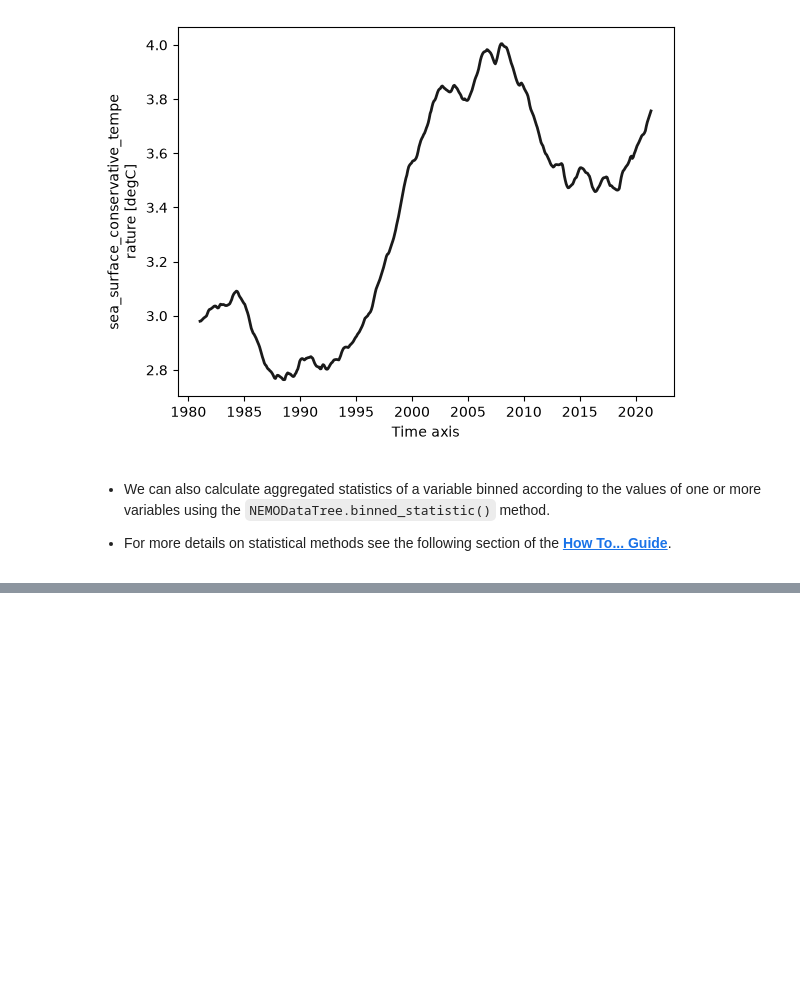
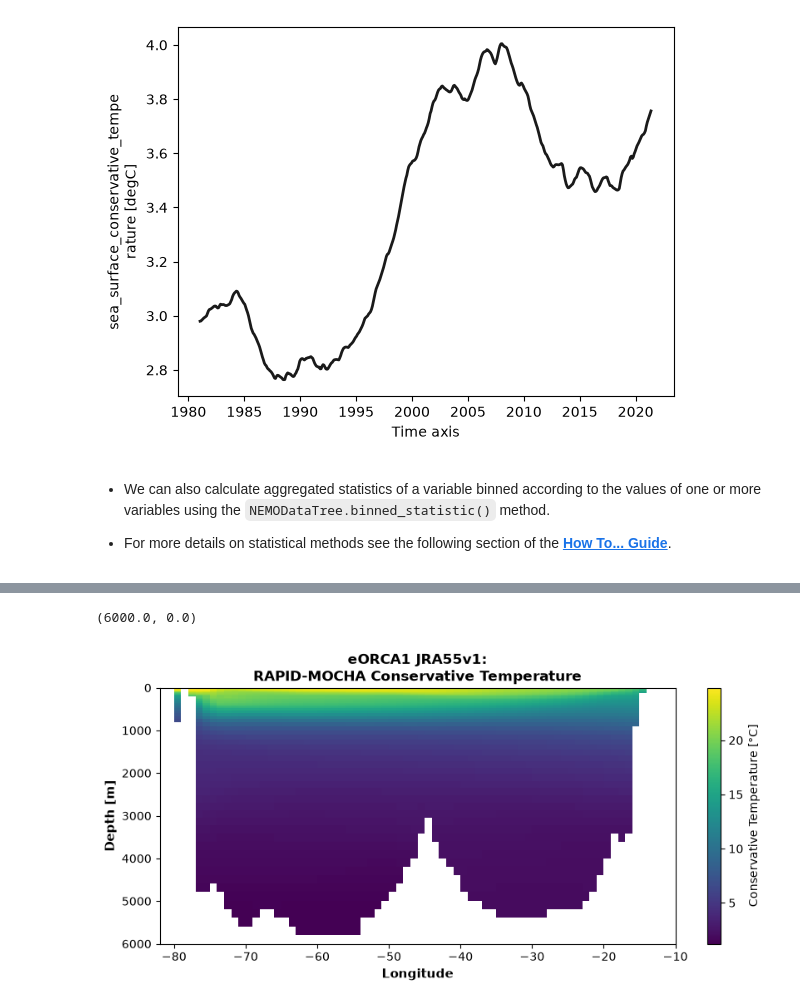
Before and after one commit to oj-tooth/nemo_cookbook_tutorial, a Jupyter notebook: tutorials/tutorial_1_getting_started_with_nemo_cookbook.ipynb, the cells around one changed output, grey strips where cells are left out. Cells and saved outputs as stored; diff of their text form; code cells hidden in the pictures; blank space fills up the shorter version.

Commit message:
Updated Tutorial #1 to include extracting zonal section example & updated the tutorial description in docs.

```diff
--- a/tutorials/tutorial_1_getting_started_with_nemo_cookbook.ipynb
+++ b/tutorials/tutorial_1_getting_started_with_nemo_cookbook.ipynb
@@ -1428,0 +1432,11 @@ tos_LSea_wmean = nemo["gridT/tos_con"].apply_mask(LSea_mask).weighted_mean(dims=
+# %%
+# Extract the RAPID-MOCHA array, including conservative temperature and absolute salinity interpolated onto V-points:
+ds_rapid = nemo.extract_zonal_section(lat=26.5,
+                                      lon_min=-82.0,
+                                      lon_max=-10.0,
+                                      u_vars=None,
+                                      scalar_vars=['thetao_con', 'so_abs'],
+                                      dom='.'
+                                      )
+
+ds_rapid
@@ -1428,0 +1475,19 @@ tos_LSea_wmean = nemo["gridT/tos_con"].apply_mask(LSea_mask).weighted_mean(dims=
+# %%
+# -- Plot the time-mean conservative temperature along the RAPID-MOCHA section -- #
+plt.figure(figsize=(10, 4))
+
+# Plot time-mean conservative temperature across RAPID-MOCHA section:
+(ds_rapid['thetao_con']
+ .sel(time_counter=slice("2026-01", "2026-04"))
+ .mean(dim='time_counter')
+ .plot(x='glamb', y='depthb', yincrease=False, cbar_kwargs={"label": "Conservative Temperature [°C]"})
+ )
+
+# Axes labels:
+plt.title("eORCA1 JRA55v1:\nRAPID-MOCHA Conservative Temperature", fontdict={'size':12, 'weight':'bold'})
+plt.xlabel("Longitude", fontdict={'size':11, 'weight':'bold'})
+plt.ylabel("Depth [m]", fontdict={'size':11, 'weight':'bold'})
+plt.ylim([6000, 0])
+# %% [output]
+(6000.0, 0.0)
+[figure, added]
```
Also changed, not shown: parts of 20 cells of this notebook, 1 other file.
